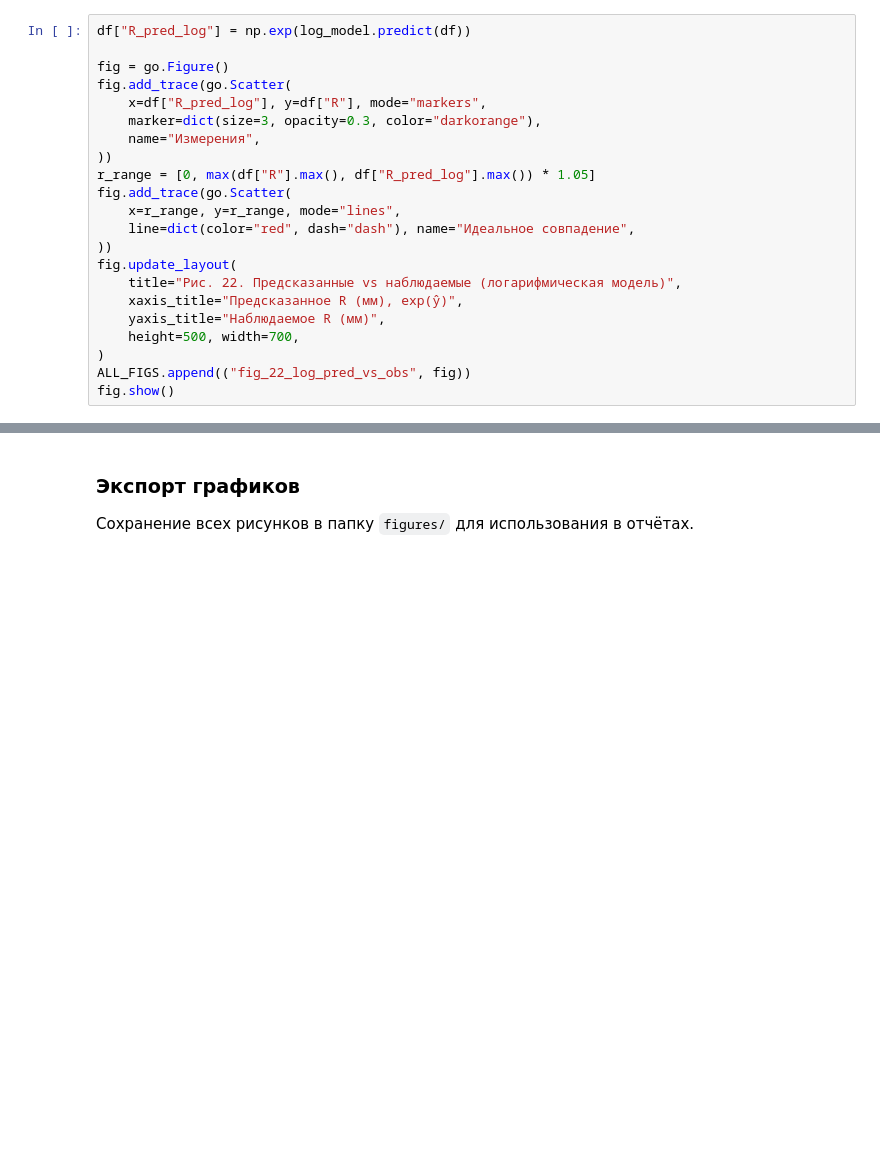
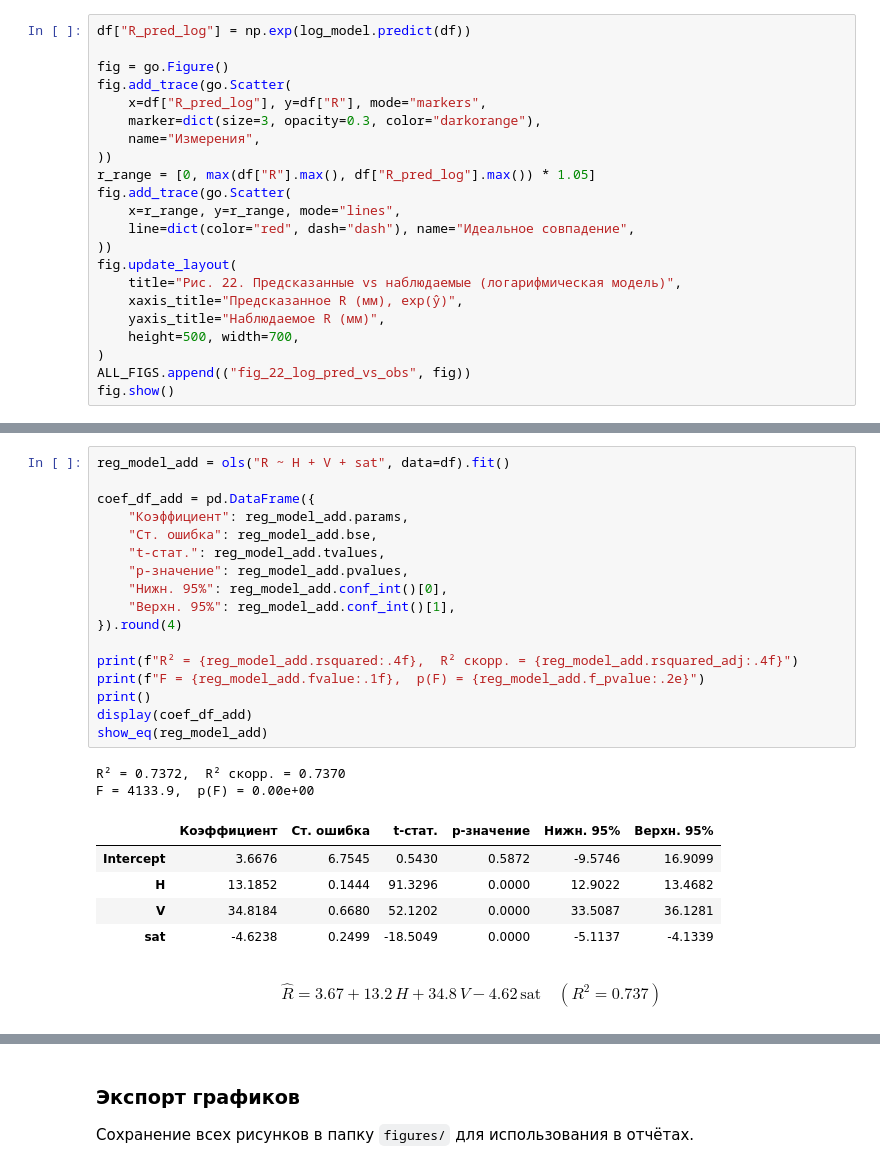
Before and after one commit to Rrisinglight/kandid, a Jupyter notebook: analysis_executed.ipynb, the cells around one changed output, grey strips where cells are left out. Drawn from its saved outputs; the diff is of its cells as text; blank space fills up the shorter version.

```diff
--- a/analysis_executed.ipynb
+++ b/analysis_executed.ipynb
@@ -1033,0 +1131,26 @@ fig.show()
+# %%
+reg_model_add = ols("R ~ H + V + sat", data=df).fit()
+
+coef_df_add = pd.DataFrame({
+    "Коэффициент": reg_model_add.params,
+    "Ст. ошибка": reg_model_add.bse,
+    "t-стат.": reg_model_add.tvalues,
+    "p-значение": reg_model_add.pvalues,
+    "Нижн. 95%": reg_model_add.conf_int()[0],
+    "Верхн. 95%": reg_model_add.conf_int()[1],
+}).round(4)
+
+print(f"R² = {reg_model_add.rsquared:.4f},  R² скорр. = {reg_model_add.rsquared_adj:.4f}")
+print(f"F = {reg_model_add.fvalue:.1f},  p(F) = {reg_model_add.f_pvalue:.2e}")
+print()
+display(coef_df_add)
+show_eq(reg_model_add)
+# %% [output]
+R² = 0.7372,  R² скорр. = 0.7370
+F = 4133.9,  p(F) = 0.00e+00
+|  | Коэффициент | Ст. ошибка | t-стат. | p-значение | Нижн. 95% | Верхн. 95% |
+| Intercept | 3.6676 | 6.7545 | 0.5430 | 0.5872 | -9.5746 | 16.9099 |
+| H | 13.1852 | 0.1444 | 91.3296 | 0.0000 | 12.9022 | 13.4682 |
+| V | 34.8184 | 0.6680 | 52.1202 | 0.0000 | 33.5087 | 36.1281 |
+| sat | -4.6238 | 0.2499 | -18.5049 | 0.0000 | -5.1137 | -4.1339 |
+$$\hat{R} = 3.67 +13.2\,H +34.8\,V -4.62\,\mathrm{sat} \quad (R^2 = 0.737)$$
```
Also changed, not shown: parts of 91 cells of this notebook, 8 other files.
